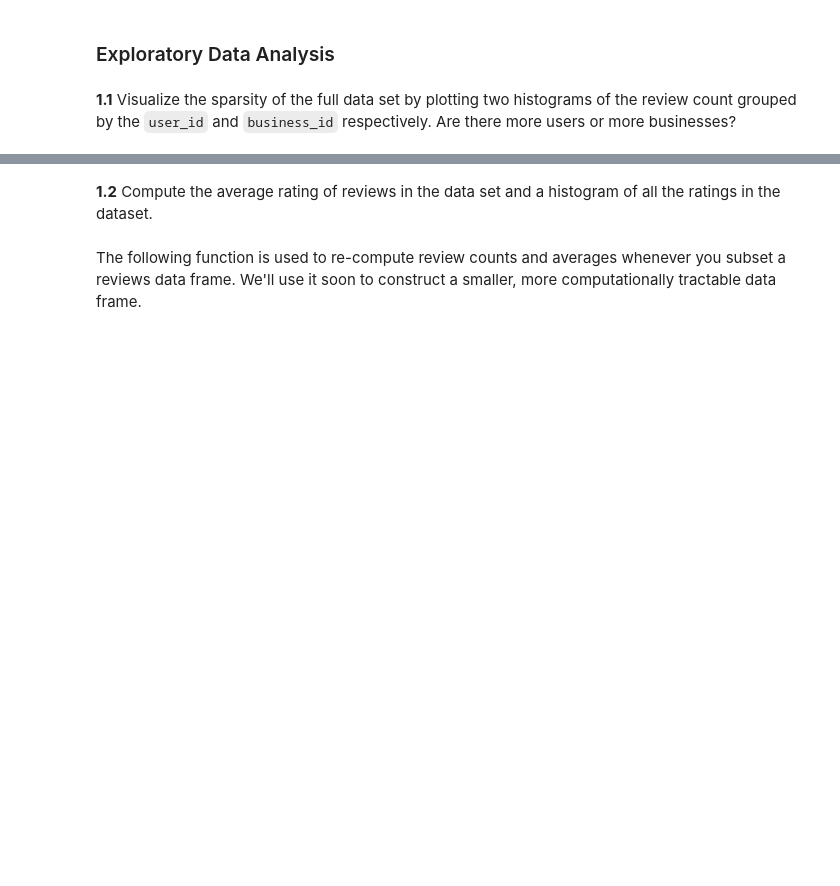
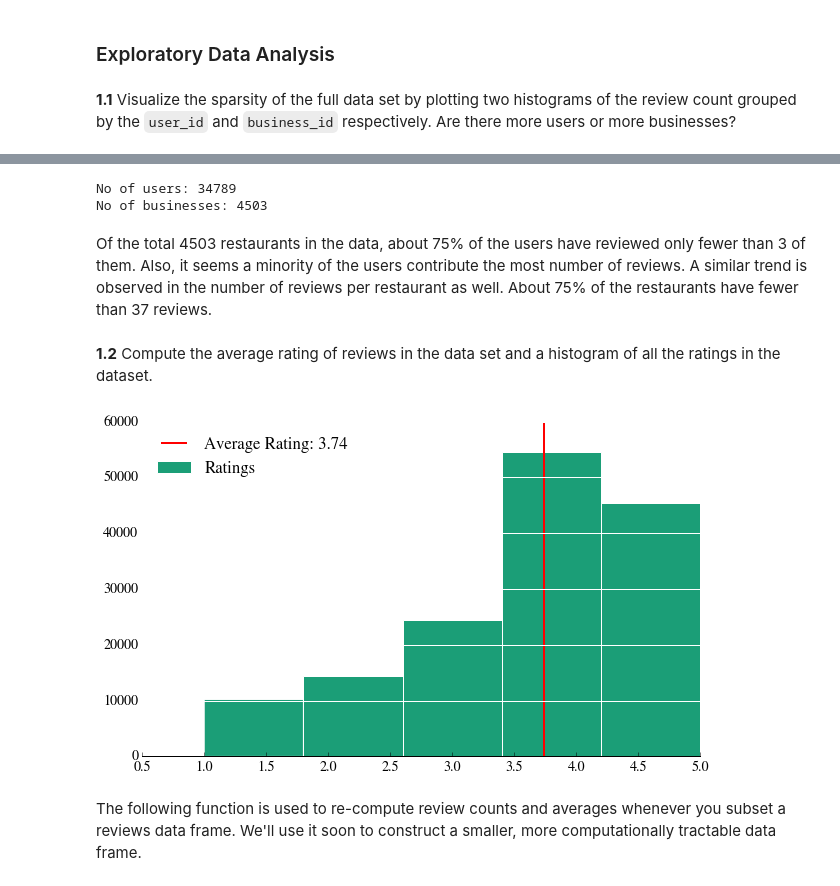
Before and after one commit to xpmanoj/content, a Jupyter notebook: HW4.ipynb, the cells around one changed output, grey strips where cells are left out. Saved outputs shown, nothing was run; the diff lists cells and outputs as text; code cells hidden in the pictures; blank space fills up the shorter version.

```diff
--- a/HW4.ipynb
+++ b/HW4.ipynb
@@ -192,2 +245,11 @@ Lets implement this simpler global recommender first.
+# %%
+#your code here
+print "No of users: %d" %fulldf.groupby(fulldf.user_id).review_id.count().size
+print "No of businesses: %d" %fulldf.groupby(fulldf.business_id).review_id.count().size
+# %% [output]
+No of users: 34789
+No of businesses: 4503
+# %% [markdown]
+Of the total 4503 restaurants in the data, about 75% of the users have reviewed only fewer than 3 of them. Also, it seems a minority of the users contribute the most number of reviews. A similar trend is observed in the number of reviews per restaurant as well. About 75% of the restaurants have fewer than 37 reviews.
 # %% [markdown]
 **1.2** Compute the average rating of reviews in the data set and a histogram of all the ratings in the dataset.
@@ -196,3 +256,11 @@ Lets implement this simpler global recommender first.
+# %%
+#your code here
+plt.hist(fulldf.stars, bins =5 , label ='Ratings')
+plt.axvline(fulldf.stars.mean(), 0, 1, color='r', label='Average Rating: %.2f'%fulldf.stars.mean())
+plt.legend(frameon=False, loc='upper left')
+histogram_style()
+# %% [output]
+[figure, added]
 # %% [markdown]
 The following function is used to re-compute review counts and averages whenever you subset a reviews data frame. We'll use it soon to construct a smaller, more computationally tractable data frame.
 # %%
```
Also changed, not shown: parts of 53 cells of this notebook, 6 other files.
